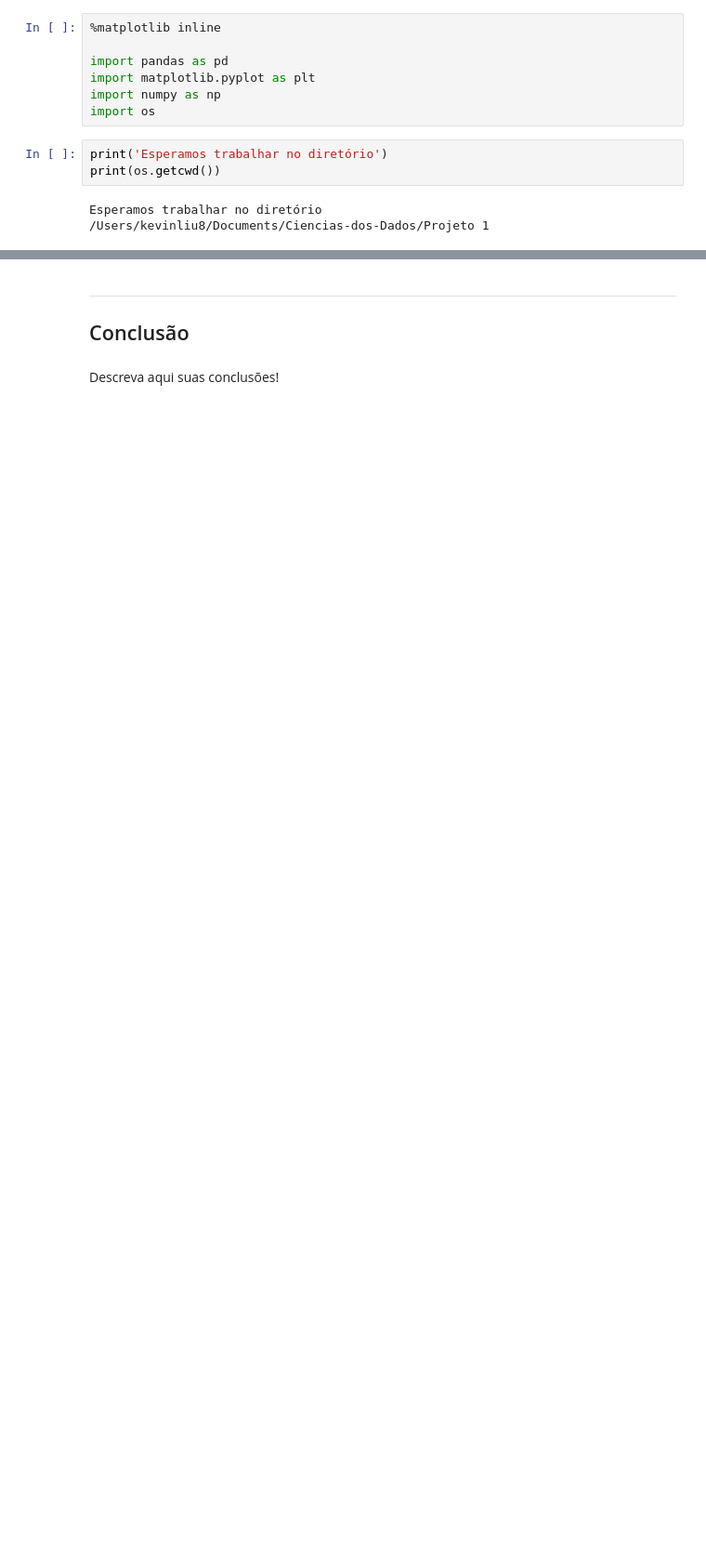
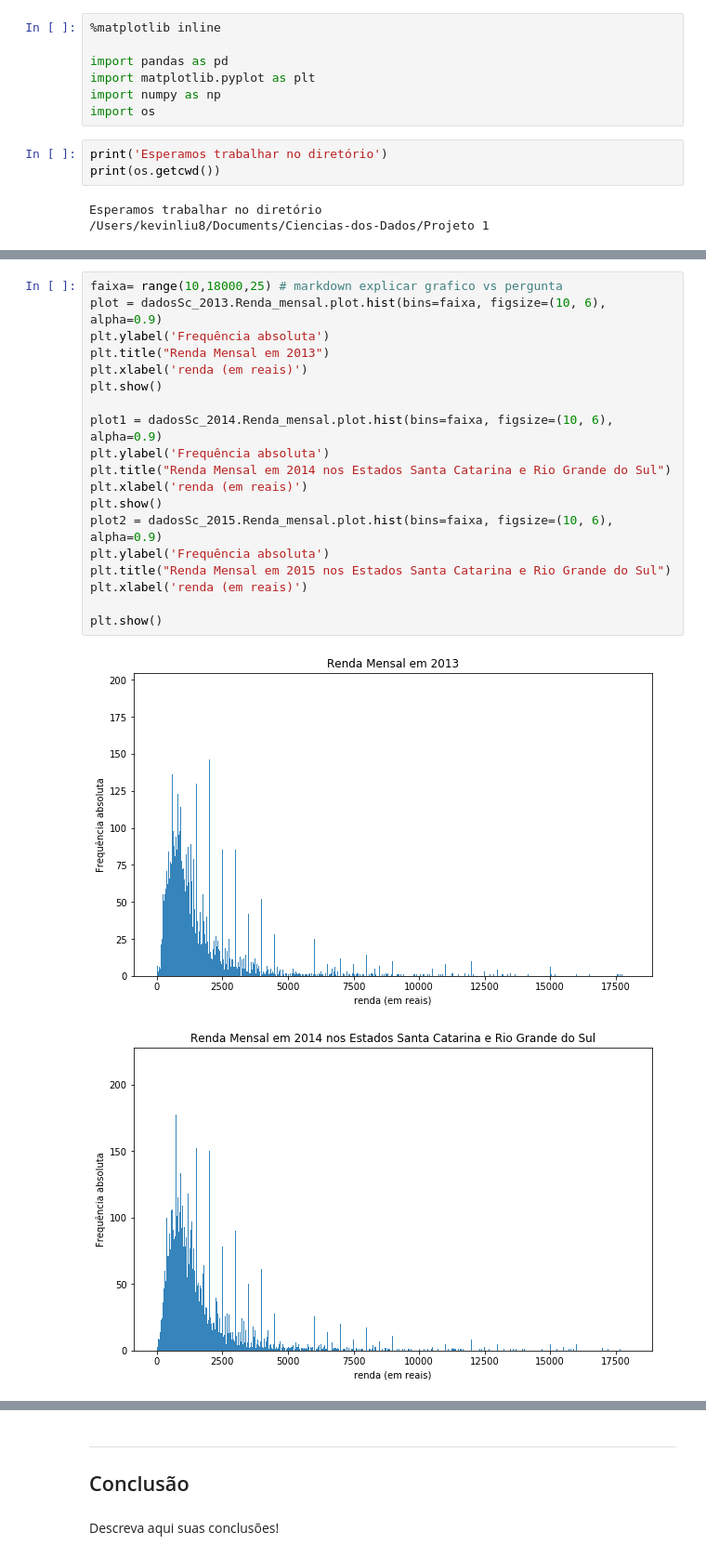
Before and after one commit to KLiuyeh/Ciencias-dos-Dados, a Jupyter notebook: Projeto 1 /Projeto1 Layout.ipynb, the cells around one changed output, grey strips where cells are left out. Shown: that part at 93% size. Saved outputs shown, nothing was run; the diff lists cells and outputs as text; blank space fills up the shorter version.

```diff
--- a/Projeto 1 /Projeto1 Layout.ipynb
+++ b/Projeto 1 /Projeto1 Layout.ipynb
@@ -291,0 +220,22 @@ dadosSc_2015.head()
+# %%
+faixa= range(10,18000,25) # markdown explicar grafico vs pergunta
+plot = dadosSc_2013.Renda_mensal.plot.hist(bins=faixa, figsize=(10, 6), alpha=0.9)
+plt.ylabel('Frequência absoluta')
+plt.title("Renda Mensal em 2013")
+plt.xlabel('renda (em reais)')
+plt.show()
+
+plot1 = dadosSc_2014.Renda_mensal.plot.hist(bins=faixa, figsize=(10, 6), alpha=0.9)
+plt.ylabel('Frequência absoluta')
+plt.title("Renda Mensal em 2014 nos Estados Santa Catarina e Rio Grande do Sul")
+plt.xlabel('renda (em reais)')
+plt.show()
+plot2 = dadosSc_2015.Renda_mensal.plot.hist(bins=faixa, figsize=(10, 6), alpha=0.9)
+plt.ylabel('Frequência absoluta')
+plt.title("Renda Mensal em 2015 nos Estados Santa Catarina e Rio Grande do Sul")
+plt.xlabel('renda (em reais)')
+
+plt.show()
+# %% [output]
+[figure, added]
+[figure, added]
```
Also changed, not shown: parts of 33 cells of this notebook.
